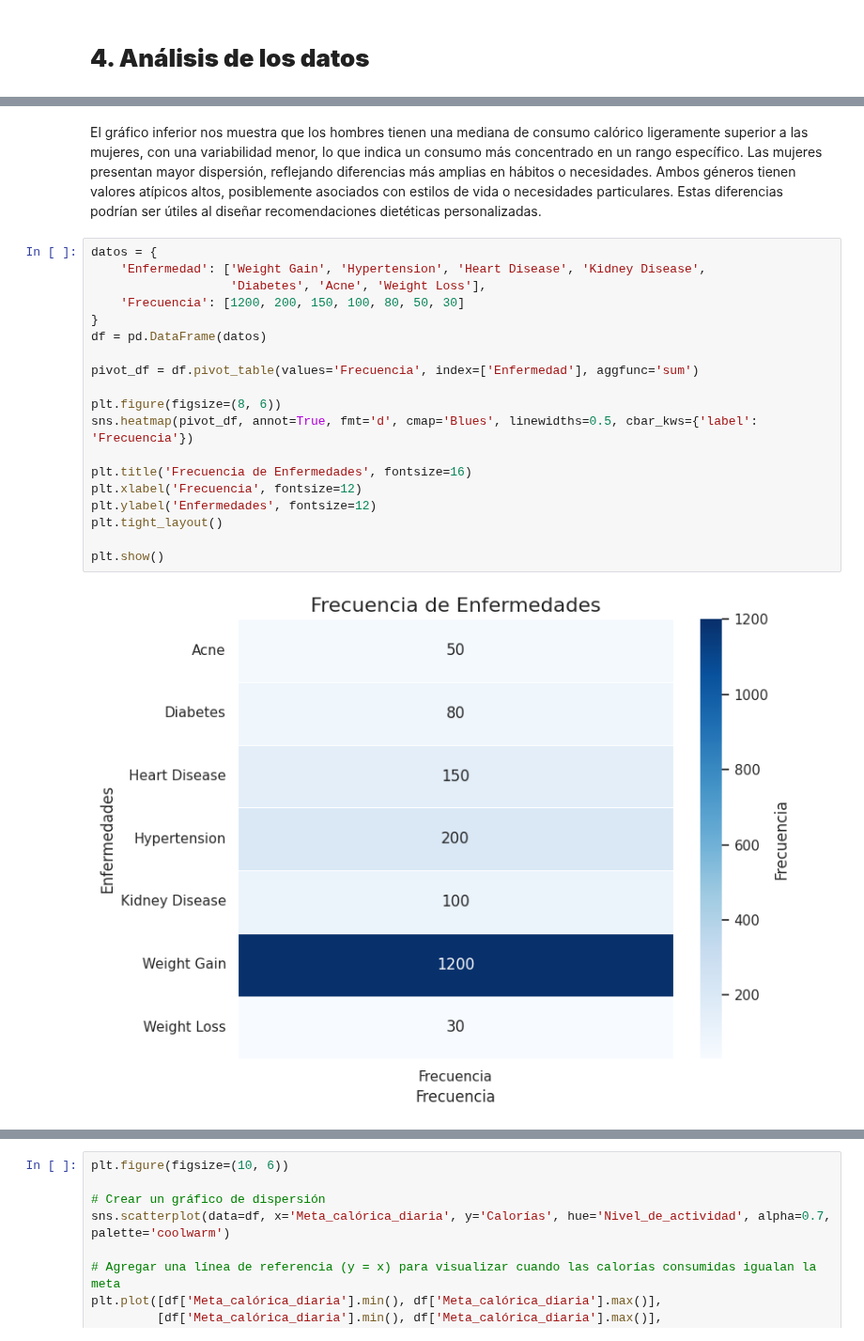
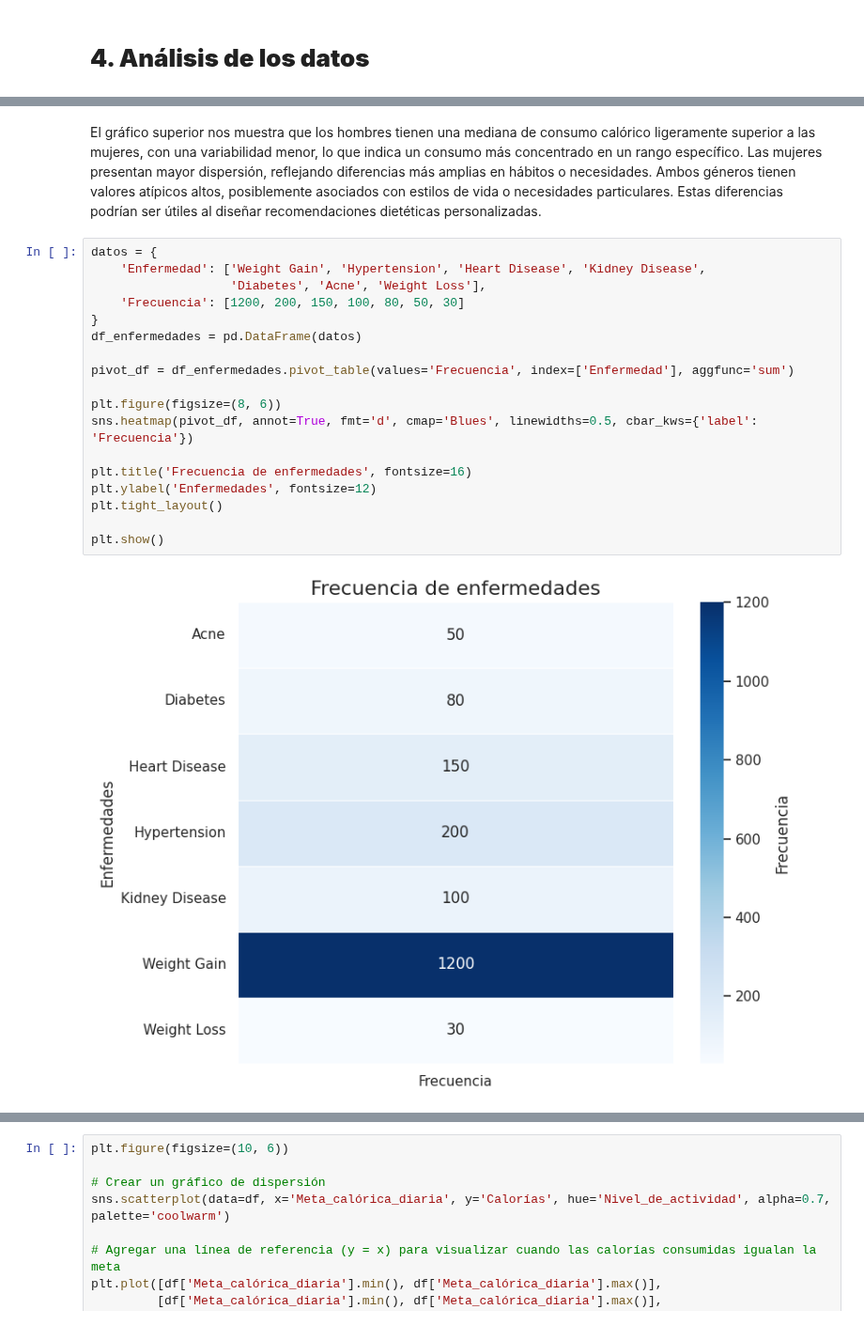
Before and after one commit to miriam013/Nutrition-Daily-Meals, a Jupyter notebook: Nutrition_Daily_Meals.ipynb, the cells around one changed output, grey strips where cells are left out. Shown at 94% size. Cells and saved outputs as stored; diff of their text form.

```diff
--- a/Nutrition_Daily_Meals.ipynb
+++ b/Nutrition_Daily_Meals.ipynb
@@ -236,23 +249,22 @@ plt.show()
 # %% [markdown]
-El gráfico inferior nos muestra que los hombres tienen una mediana de consumo calórico ligeramente superior a las mujeres, con una variabilidad menor, lo que indica un consumo más concentrado en un rango específico. Las mujeres presentan mayor dispersión, reflejando diferencias más amplias en hábitos o necesidades. Ambos géneros tienen valores atípicos altos, posiblemente asociados con estilos de vida o necesidades particulares. Estas diferencias podrían ser útiles al diseñar recomendaciones dietéticas personalizadas.
+El gráfico superior nos muestra que los hombres tienen una mediana de consumo calórico ligeramente superior a las mujeres, con una variabilidad menor, lo que indica un consumo más concentrado en un rango específico. Las mujeres presentan mayor dispersión, reflejando diferencias más amplias en hábitos o necesidades. Ambos géneros tienen valores atípicos altos, posiblemente asociados con estilos de vida o necesidades particulares. Estas diferencias podrían ser útiles al diseñar recomendaciones dietéticas personalizadas.
 # %%
 datos = {
     'Enfermedad': ['Weight Gain', 'Hypertension', 'Heart Disease', 'Kidney Disease',
                    'Diabetes', 'Acne', 'Weight Loss'],
     'Frecuencia': [1200, 200, 150, 100, 80, 50, 30]
 }
-df = pd.DataFrame(datos)
+df_enfermedades = pd.DataFrame(datos)
 
-pivot_df = df.pivot_table(values='Frecuencia', index=['Enfermedad'], aggfunc='sum')
+pivot_df = df_enfermedades.pivot_table(values='Frecuencia', index=['Enfermedad'], aggfunc='sum')
 
 plt.figure(figsize=(8, 6))
 sns.heatmap(pivot_df, annot=True, fmt='d', cmap='Blues', linewidths=0.5, cbar_kws={'label': 'Frecuencia'})
 
-plt.title('Frecuencia de Enfermedades', fontsize=16)
-plt.xlabel('Frecuencia', fontsize=12)
+plt.title('Frecuencia de enfermedades', fontsize=16)
 plt.ylabel('Enfermedades', fontsize=12)
 plt.tight_layout()
 
 plt.show()
 # %% [output]
-[figure, old version]
+[figure, new version]
```
Also changed, not shown: parts of 16 cells of this notebook.
